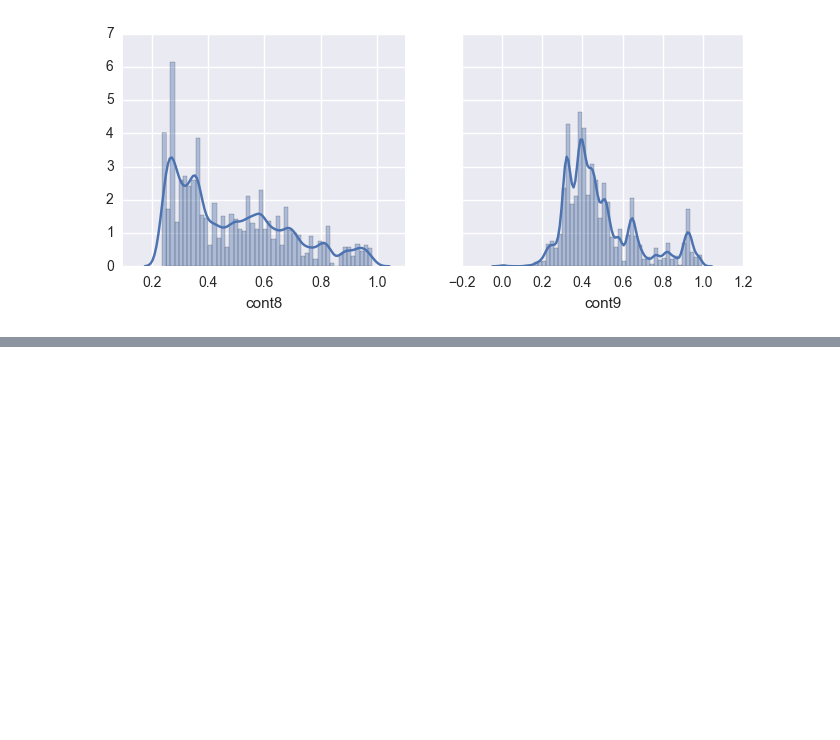
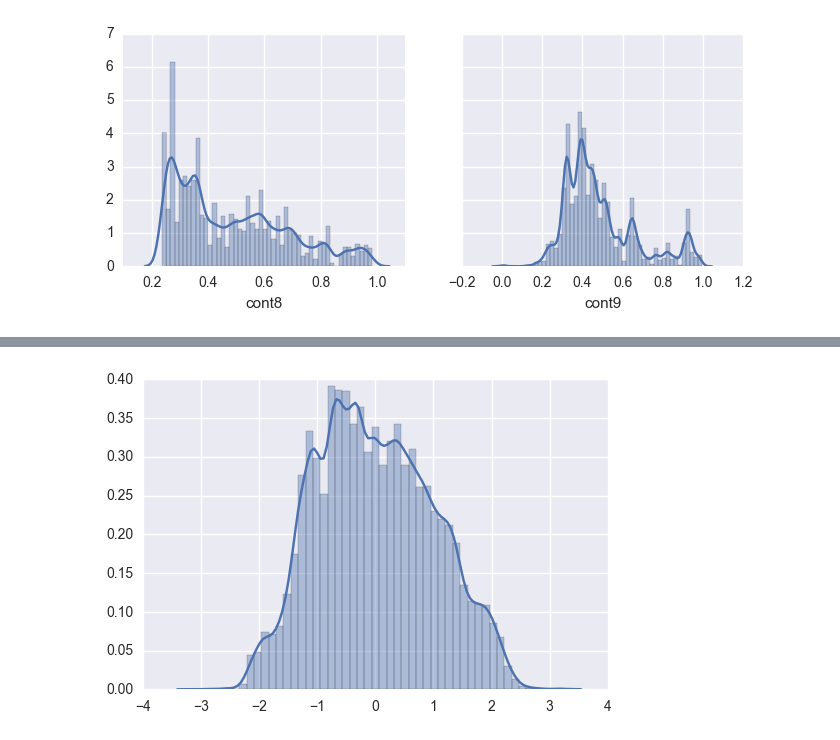
Before and after one commit to phuang7008/kaggle, a Jupyter notebook: allStateClaims/Claim_Exp_Data_Analysis.ipynb, the cells around one changed output, grey strips where cells are left out. Saved outputs shown, nothing was run; the diff lists cells and outputs as text; code cells hidden in the pictures; blank space fills up the shorter version.

```diff
--- a/allStateClaims/Claim_Exp_Data_Analysis.ipynb
+++ b/allStateClaims/Claim_Exp_Data_Analysis.ipynb
@@ -137,0 +161,8 @@ plt.show()
+# %%
+cont4_7_10 = all_nums['cont10']+all_nums['cont4']+all_nums['cont7']
+cont4_7_10 = preprocessing.scale(cont4_7_10)
+sns.distplot(cont4_7_10)
+
+plt.show()
+# %% [output]
+[figure, added]
```
Also changed, not shown: parts of 13 cells of this notebook.
